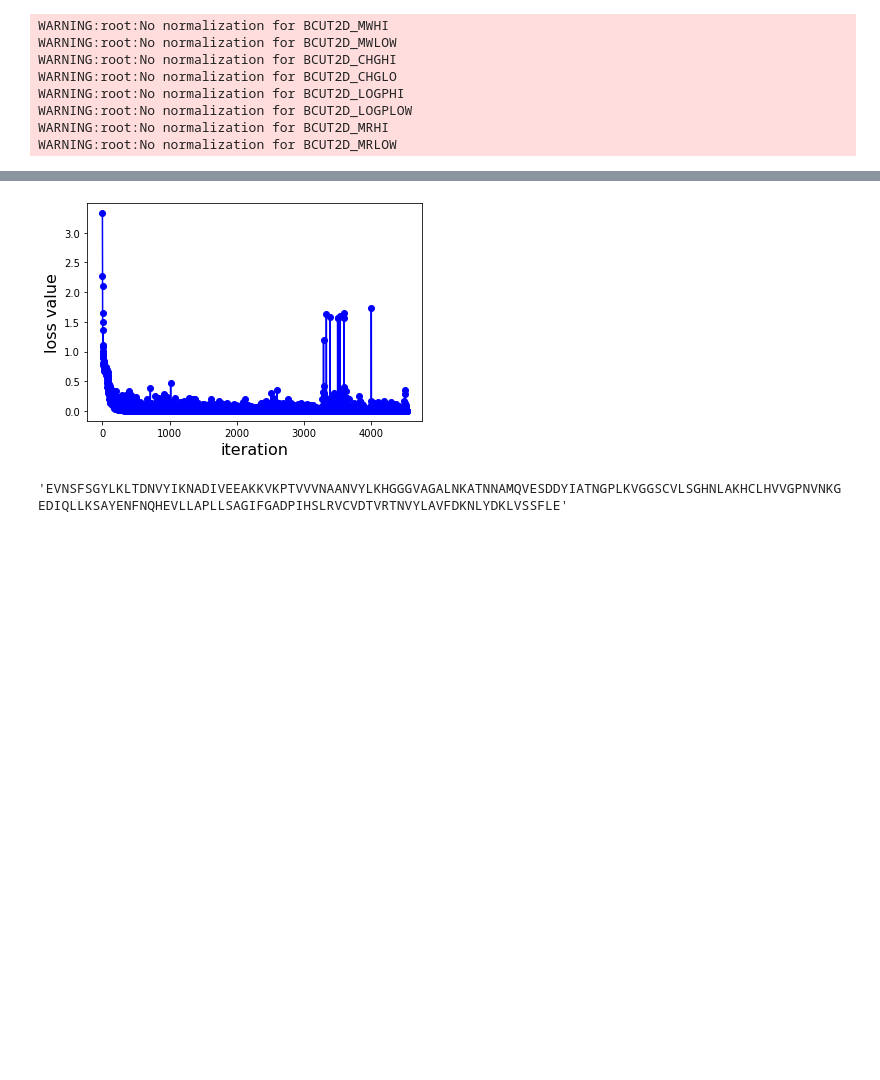
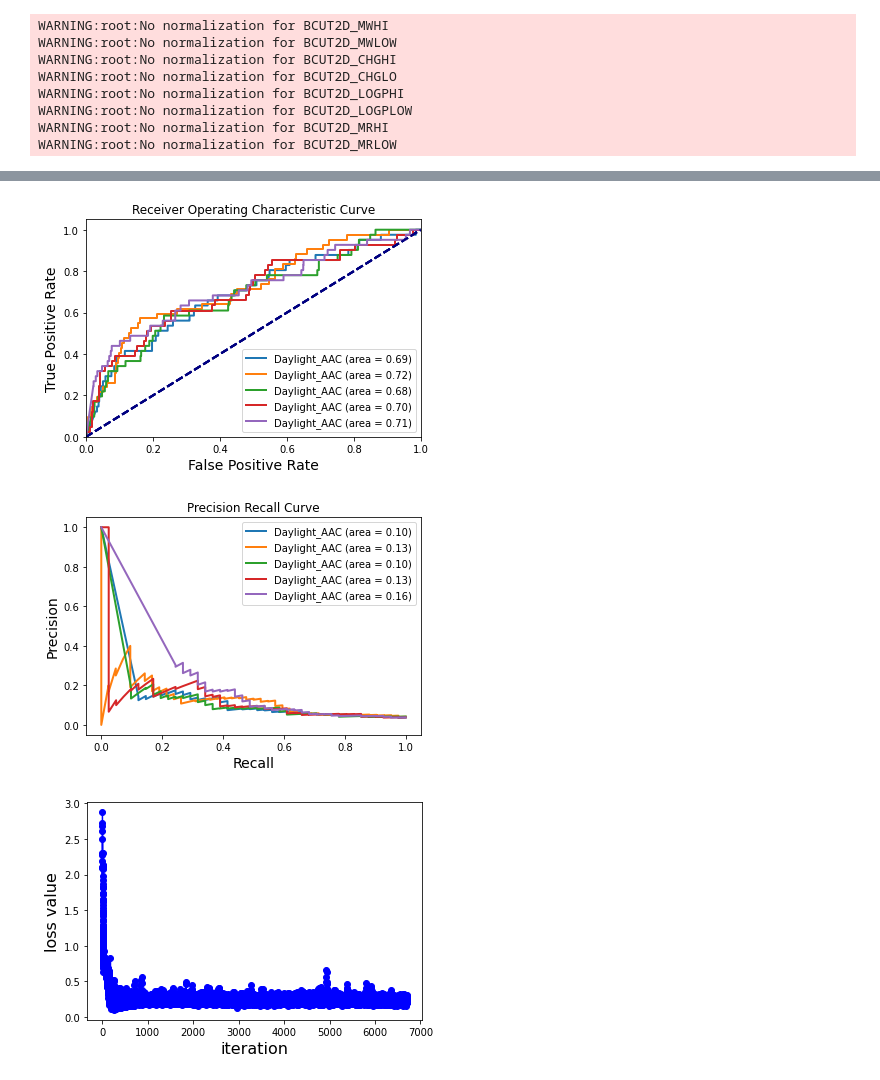
Before and after one commit to latticetower/smiles-against-covid, a Jupyter notebook: notebooks/deep_purpose_v0.ipynb, the cells around one changed output, grey strips where cells are left out. Saved outputs shown, nothing was run; the diff lists cells and outputs as text; code cells hidden in the pictures; blank space fills up the shorter version.

Commit message:
update solution with deeppurpose - add cv, select threshold automatically

```diff
--- a/notebooks/deep_purpose_v0.ipynb
+++ b/notebooks/deep_purpose_v0.ipynb
@@ -103,6 +104,8 @@ train_df = pd.read_csv(DATADIR / "train.csv", index_col=0)
 test_df = pd.read_csv(DATADIR / "test.csv", index_col=0)
 
 MODEL_NAME = 'Daylight_AAC_BindingDB'  # 'Morgan_AAC_BindingDB'
+SMILES_COL = "Smiles"
+NFOLDS = 5
 # %%
 !ls
 # %% [output]
@@ -139,7 +140,7 @@ def balance_data(train_df, target_col="Label"):
     np.random.shuffle(new_index)
     return train_df.loc[new_index]
 # %%
-
+from sklearn.model_selection import StratifiedKFold
 # Load Data, an array of SMILES for drug, an array of Amino Acid Sequence for Target and an array of binding values/0-1 label.
 # e.g. ['Cc1ccc(CNS(=O)(=O)c2ccc(s2)S(N)(=O)=O)cc1', ...], ['MSHHWGYGKHNGPEHWHKDFPIAKGERQSPVDIDTH...', ...], [0.46, 0.49, ...]
 # In this example, BindingDB with Kd binding score is used.
@@ -148,26 +149,44 @@ def balance_data(train_df, target_col="Label"):
 # 					 binary = False,
 # 					 convert_to_log = True)
 
-X_drug = list(train_df.Smiles.values)
+
+X_drug = list(train_df[SMILES_COL].values)
 X_target = [sequence] *train_df.shape[0]
 y = train_df.Active.values*1
 # Type in the encoding names for drug/protein.
 drug_encoding, target_encoding = 'Daylight', 'AAC'
 
 # Data processing, here we select cold protein split setup.
-train, val, test = data_process(
+train = data_process(
     X_drug, X_target, y,
     drug_encoding, target_encoding,
-    split_method='random',
-    frac=[0.9, 0.1, 0.0],
+    split_method="no_split",
+    #split_method='random',
+    #frac=[0.9, 0.1, 0.0],
     random_seed=RANDOM_SEED
 )
-train_balanced = balance_data(train)
+#train_balanced = balance_data(train)
 
-net = models.model_pretrained(model=MODEL_NAME, path_dir=TMP_DIR, )
-net.config['train_epoch'] = 15*2
-net.config['batch_size'] = 64
-net.train(train_balanced, val)
+# net = models.model_pretrained(model=MODEL_NAME, path_dir=TMP_DIR, )
+# net.config['train_epoch'] = 15*2
+# net.config['batch_size'] = 64
+# net.train(train_balanced, val)
+
+
+skf = StratifiedKFold(n_splits=NFOLDS, random_state=RANDOM_SEED, shuffle=True)
+for fold, (train_index, test_index) in enumerate(skf.split(train.index, train.Label)):
+  train_ds = train.loc[train_index].reset_index(drop=True)
+  val_ds = train.loc[test_index].reset_index(drop=True)
+  train_balanced = balance_data(train_ds)
+  net = models.model_pretrained(model=MODEL_NAME, path_dir=TMP_DIR/ f"model{fold}")
+  net.config['train_epoch'] = 5*10
+  net.config['batch_size'] = 64
+  net.config['decay'] = 0.1
+  net.config['result_folder'] = (TMP_DIR/"results/").as_posix()
+  net.train(train_balanced, val_ds, val_ds)
+  net.save_model((TMP_DIR/f"model_save{fold}").as_posix())
+
+  # break
 # %% [output]
 Drug Target Interaction Prediction Mode...
 in total: 5557 drug-target pairs
@@ -188,6 +207,4 @@ Validation at Epoch 30, AUROC: 0.60907 , AUPRC: 0.10650 , F1: 0.13793 , Cross-en
 --- Training Finished ---
-[figure, old version]
+[figure, new version]
+[figure, added]
+[figure, added]
-# %%
-sequence
-# %% [output]
-'EVNSFSGYLKLTDNVYIKNADIVEEAKKVKPTVVVNAANVYLKHGGGVAGALNKATNNAMQVESDDYIATNGPLKVGGSCVLSGHNLAKHCLHVVGPNVNKGEDIQLLKSAYENFNQHEVLLAPLLSAGIFGADPIHSLRVCVDTVRTNVYLAVFDKNLYDKLVSSFLE'
```
Also changed, not shown: parts of 12 cells of this notebook.
